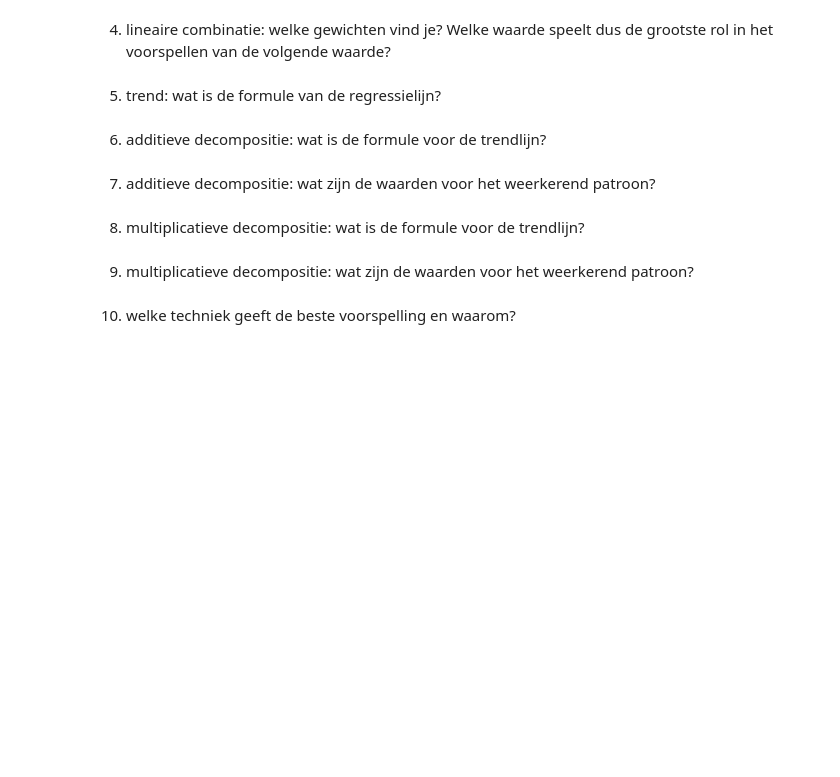
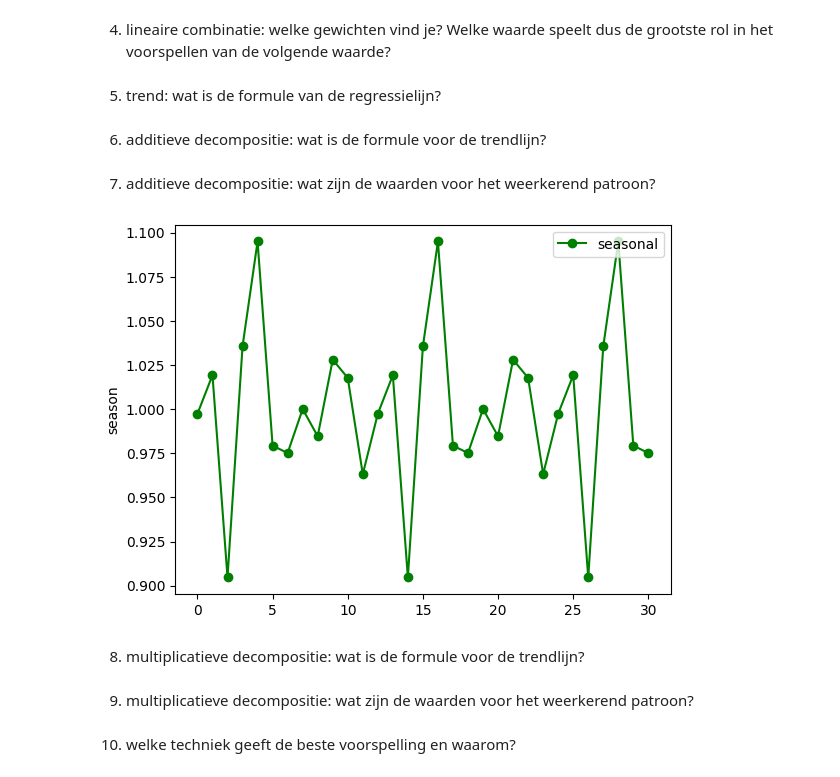
Before and after one commit to EliasDeHondt/DataScience1, a Jupyter notebook: W20P4/Populariteit van een app.ipynb, the cells around one changed output. Drawn from its saved outputs; the diff is of its cells as text; code cells hidden in the pictures; blank space fills up the shorter version.

```diff
--- a/W20P4/Populariteit van een app.ipynb
+++ b/W20P4/Populariteit van een app.ipynb
@@ -56,4 +186,18 @@ Vervolledig volgende tabel met alle resultaten.
 # %% [markdown]
 7.	additieve decompositie: wat zijn de waarden voor het weerkerend patroon?
+# %%
+sd_model = seasonal_decompose(populariteitApp['downloads'], model='multiplicative', period=12) # period=12 voor 1 maand
+
+def plot_seasonal_decompositon(sd_model):
+    fig, axes = plt.subplots(nrows=1, ncols=1)
+
+
+    axes.plot(sd_model.seasonal, 'o-', color='green', label='seasonal')
+    axes.set_ylabel('season')
+    axes.legend()
+
+plot_seasonal_decompositon(sd_model)
+# %% [output]
+[figure, added]
 # %% [markdown]
 8.	multiplicatieve decompositie: wat is de formule voor de trendlijn?
```
Also changed, not shown: parts of 11 cells of this notebook, 1 other file.
